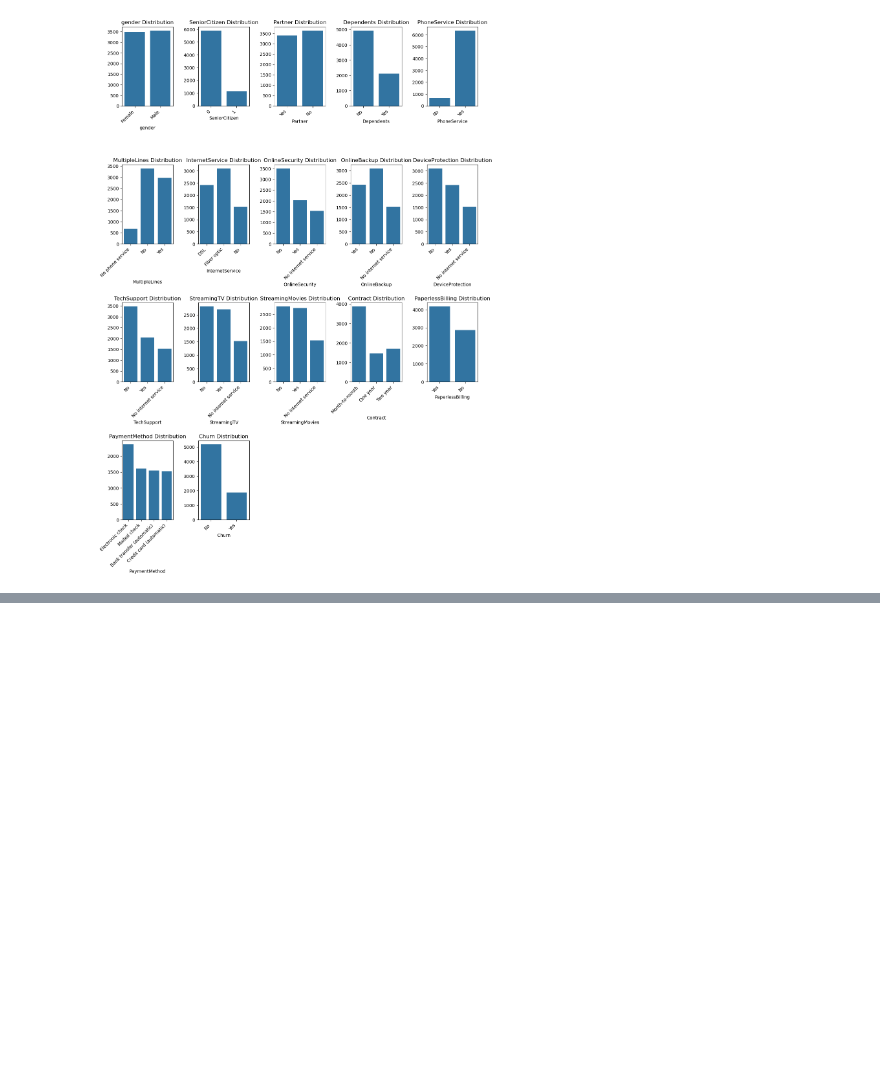
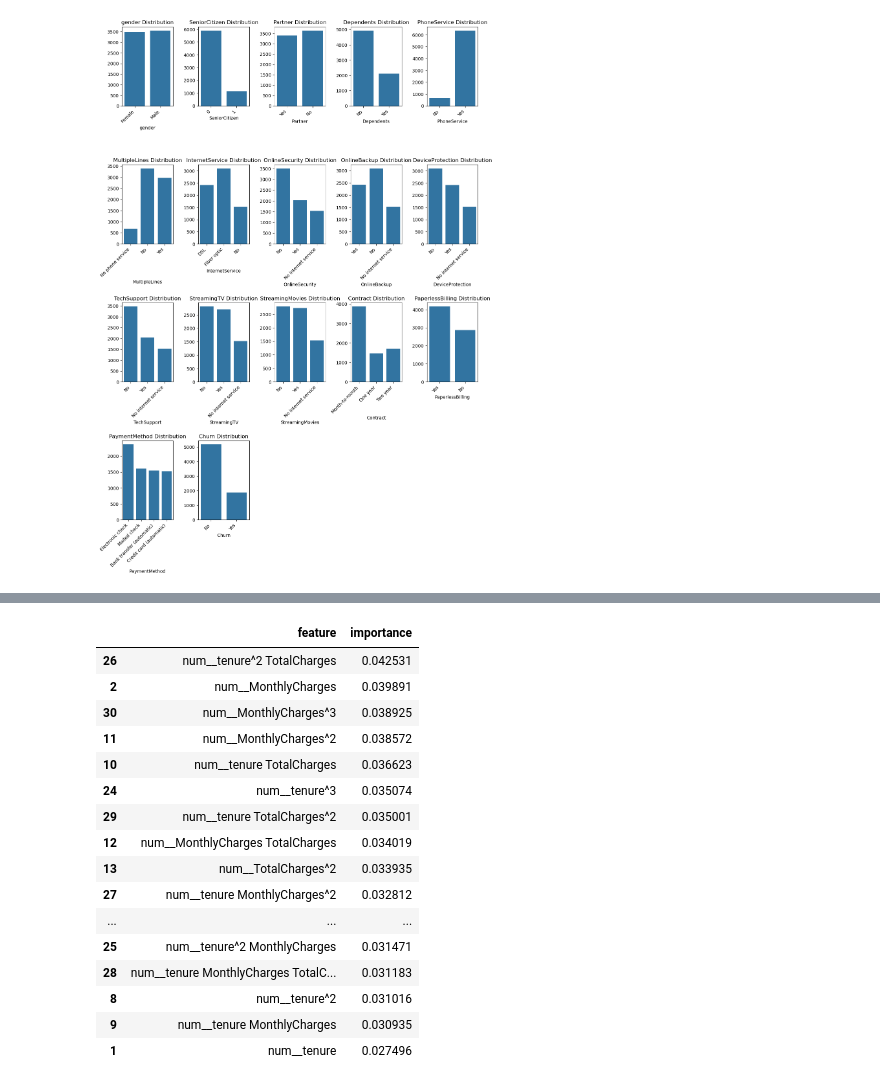
Before and after one commit to baclausen/anon_customer_exercise, a Jupyter notebook: src/anon_customer_exercise/notebook.ipynb, the cells around one changed output, grey strips where cells are left out. Cells and saved outputs as stored; diff of their text form; code cells hidden in the pictures; blank space fills up the shorter version.

Commit message:
added feature importance

```diff
--- a/src/anon_customer_exercise/notebook.ipynb
+++ b/src/anon_customer_exercise/notebook.ipynb
@@ -198,0 +215,30 @@ weighted avg       0.79      0.80      0.78      1409
+# %%
+#10. Feature Importance
+
+feature_names = model.named_steps["preprocessor"].get_feature_names_out()
+importances = model.named_steps["classifier"].feature_importances_
+
+feat_imp_df = pd.DataFrame({
+    "feature": feature_names,
+    "importance": importances
+}).sort_values("importance", ascending=False)
+
+feat_imp_df.head(20)
+# %% [output]
+|  | feature | importance |
+| 26 | num__tenure^2 TotalCharges | 0.042531 |
+| 2 | num__MonthlyCharges | 0.039891 |
+| 30 | num__MonthlyCharges^3 | 0.038925 |
+| 11 | num__MonthlyCharges^2 | 0.038572 |
+| 10 | num__tenure TotalCharges | 0.036623 |
+| 24 | num__tenure^3 | 0.035074 |
+| 29 | num__tenure TotalCharges^2 | 0.035001 |
+| 12 | num__MonthlyCharges TotalCharges | 0.034019 |
+| 13 | num__TotalCharges^2 | 0.033935 |
+| 27 | num__tenure MonthlyCharges^2 | 0.032812 |
+| ... | ... | ... |
+| 25 | num__tenure^2 MonthlyCharges | 0.031471 |
+| 28 | num__tenure MonthlyCharges TotalC... | 0.031183 |
+| 8 | num__tenure^2 | 0.031016 |
+| 9 | num__tenure MonthlyCharges | 0.030935 |
+| 1 | num__tenure | 0.027496 |
```
Also changed, not shown: parts of 10 cells of this notebook.
